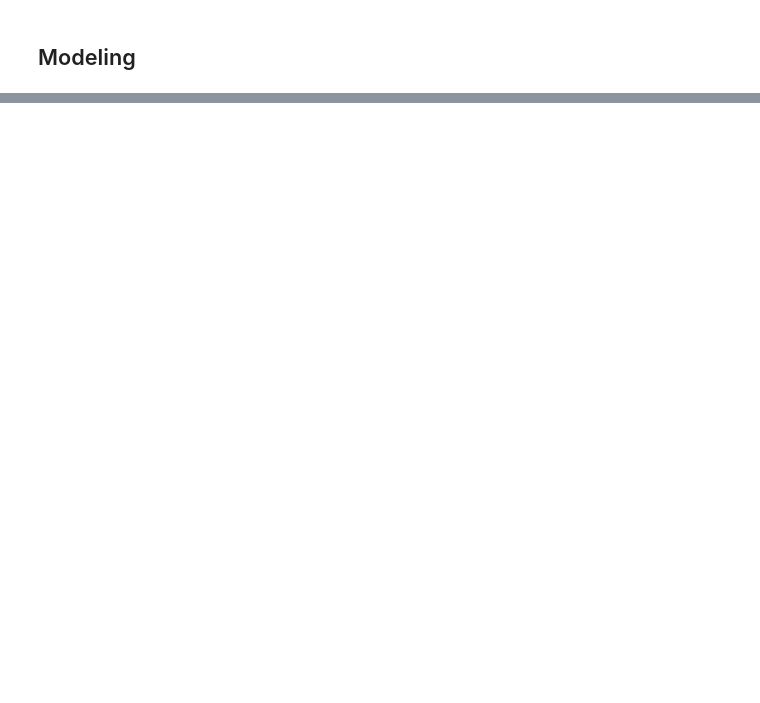
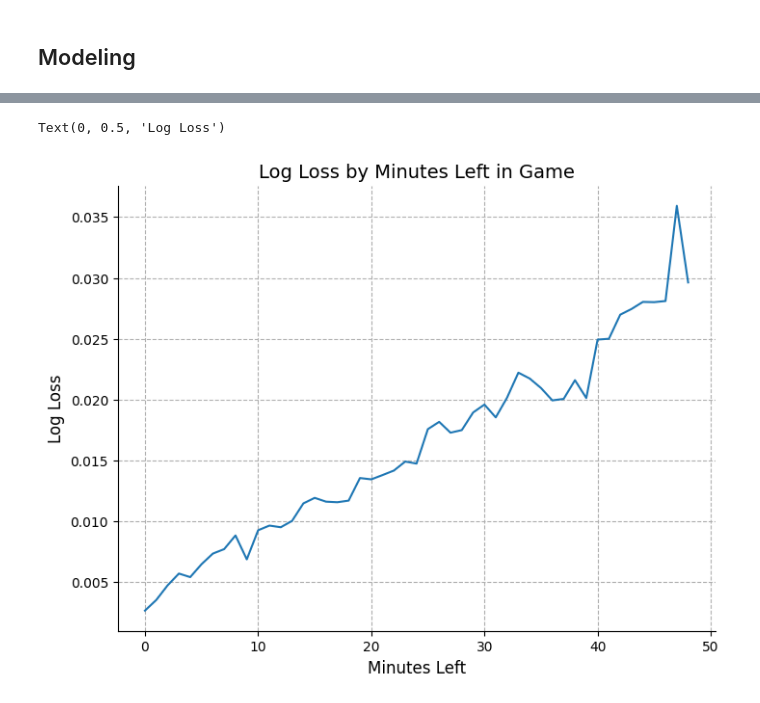
Before and after one commit to timop26/triple-double-predictor, a Jupyter notebook: fit_model.ipynb, the cells around one changed output, grey strips where cells are left out. Cells and saved outputs as stored; diff of their text form; code cells hidden in the pictures; blank space fills up the shorter version.

```diff
--- a/fit_model.ipynb
+++ b/fit_model.ipynb
@@ -74,0 +138,21 @@ Pipeline(steps=[('feature_engineering',
+# %%
+cat_features = ["home_away", "month"]
+num_features = [
+    "start_game_seconds_remaining", "score_margin", "pts_needed", "treb_needed", "ast_needed", "stl_needed", "blk_needed",
+    "fls", "minutes", "twoa", "twom", "threea", "threem", "fta", "to", "season"
+]
+
+study = optuna.create_study(direction="maximize")
+study.optimize(
+    partial(
+        objective,
+        data=train,
+        cutoff_periods=[(14, 17), (17, 19), (19, 21), (21, 24)],
+        cat_features=cat_features,
+        num_features=num_features,
+        model=HistGradientBoostingClassifier
+    ),
+    n_trials=100
+)
+
+print("Best params:", study.best_params)
@@ -74,0 +188,6 @@ Pipeline(steps=[('feature_engineering',
+# %%
+pipe = create_pipeline(cat_features, num_features, HistGradientBoostingClassifier(**study.best_params))
+# %%
+pipe.fit(train.drop("triple_double", axis=1), train["triple_double"])
+test_pred = pipe.predict_proba(test.drop("triple_double", axis=1))[:, 1]
+roc_auc_score(test["triple_double"], test_pred), log_loss(test["triple_double"], test_pred)
@@ -74,0 +196,3 @@ Pipeline(steps=[('feature_engineering',
+# %%
+auc = [roc_auc_score(test.loc[test['minutes_remaining'] == i, 'triple_double'], test_pred[test['minutes_remaining'] == i]) for i in range(49)]
+ll = [log_loss(test.loc[test['minutes_remaining'] == i, 'triple_double'], test_pred[test['minutes_remaining'] == i]) for i in range(49)]
@@ -74,0 +210,11 @@ Pipeline(steps=[('feature_engineering',
+# %%
+plt.figure(figsize=(8, 6))
+sns.lineplot(ll)
+sns.despine(top=True, right=True)
+plt.grid(True, linestyle="--")
+plt.title("Log Loss by Minutes Left in Game", fontsize=14)
+plt.xlabel("Minutes Left", fontsize=12)
+plt.ylabel("Log Loss", fontsize=12)
+# %% [output]
+Text(0, 0.5, 'Log Loss')
+[figure, added]
```
Also changed, not shown: parts of 32 cells of this notebook, 3 other files.
